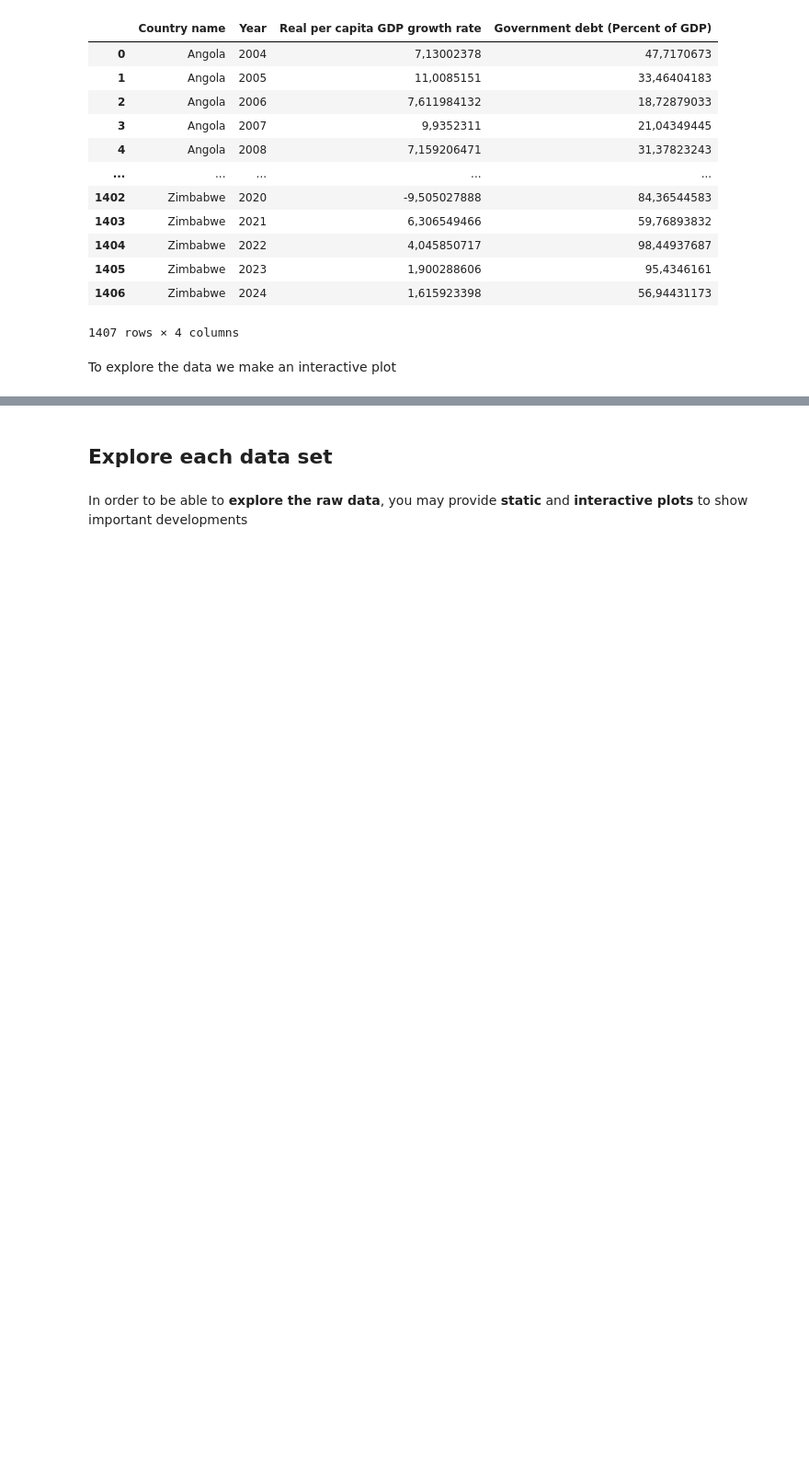
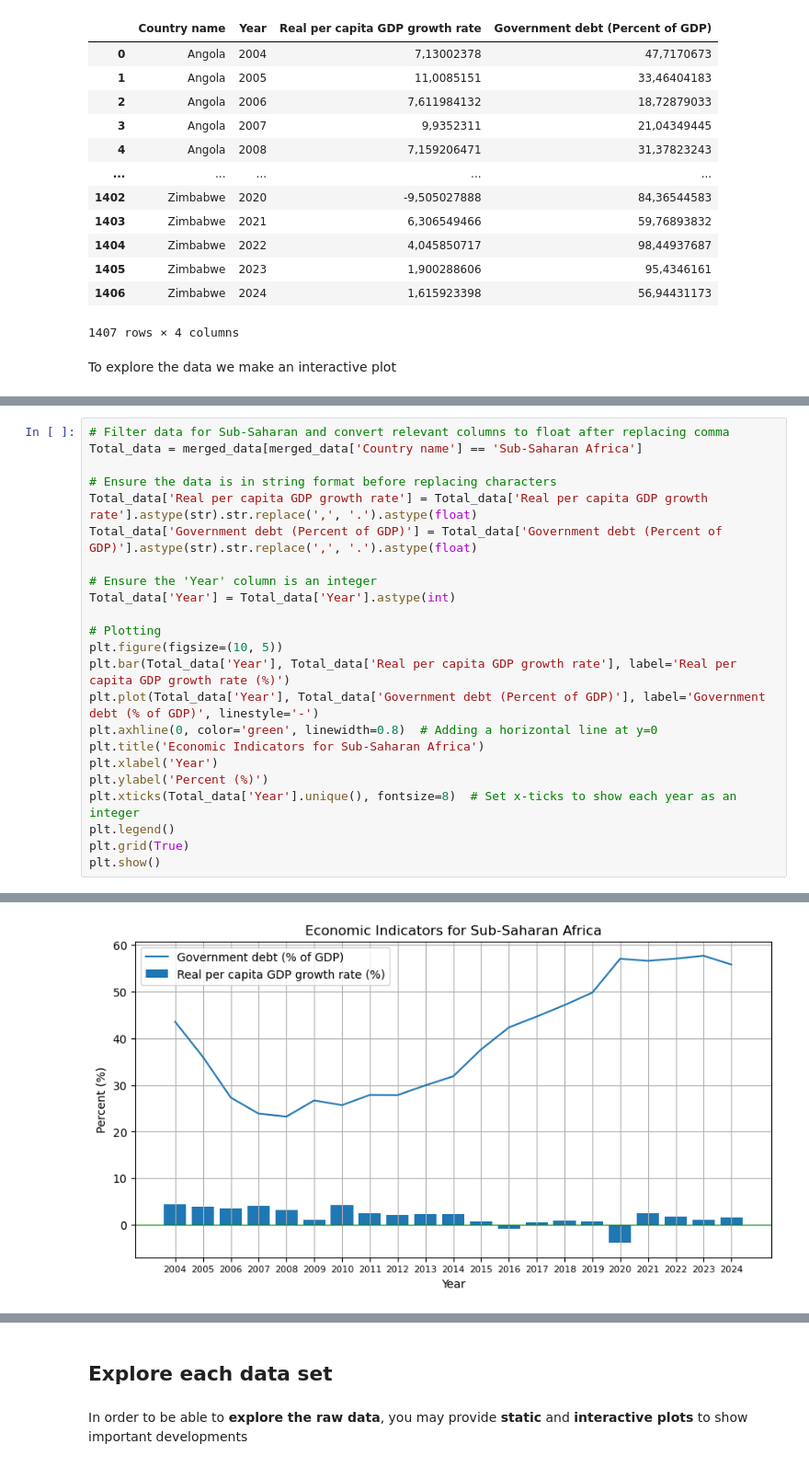
Before and after one commit to NumEconCopenhagen/projects-2024-miguel-og-chris, a Jupyter notebook: dataproject/dataproject.ipynb, the cells around one changed output, grey strips where cells are left out. Shown at 92% size. Saved outputs shown, nothing was run; the diff lists cells and outputs as text; blank space fills up the shorter version.

```diff
--- a/dataproject/dataproject.ipynb
+++ b/dataproject/dataproject.ipynb
@@ -199,0 +213,24 @@ TypeError: no numeric data to plot
+# %%
+# Filter data for Sub-Saharan and convert relevant columns to float after replacing comma
+Total_data = merged_data[merged_data['Country name'] == 'Sub-Saharan Africa']
+
+# Ensure the data is in string format before replacing characters
+Total_data['Real per capita GDP growth rate'] = Total_data['Real per capita GDP growth rate'].astype(str).str.replace(',', '.').astype(float)
+Total_data['Government debt (Percent of GDP)'] = Total_data['Government debt (Percent of GDP)'].astype(str).str.replace(',', '.').astype(float)
+
+# Ensure the 'Year' column is an integer
+Total_data['Year'] = Total_data['Year'].astype(int)
+
+# Plotting
+plt.figure(figsize=(10, 5))
+plt.bar(Total_data['Year'], Total_data['Real per capita GDP growth rate'], label='Real per capita GDP growth rate (%)')
+plt.plot(Total_data['Year'], Total_data['Government debt (Percent of GDP)'], label='Government debt (% of GDP)', linestyle='-')
+plt.axhline(0, color='green', linewidth=0.8)  # Adding a horizontal line at y=0
+plt.title('Economic Indicators for Sub-Saharan Africa')
+plt.xlabel('Year')
+plt.ylabel('Percent (%)')
+plt.xticks(Total_data['Year'].unique(), fontsize=8)  # Set x-ticks to show each year as an integer
+plt.legend()
+plt.grid(True)
+plt.show()
+# %% [output]
@@ -199,0 +252 @@ TypeError: no numeric data to plot
+[figure, added]
```
Also changed, not shown: parts of 10 cells of this notebook.
